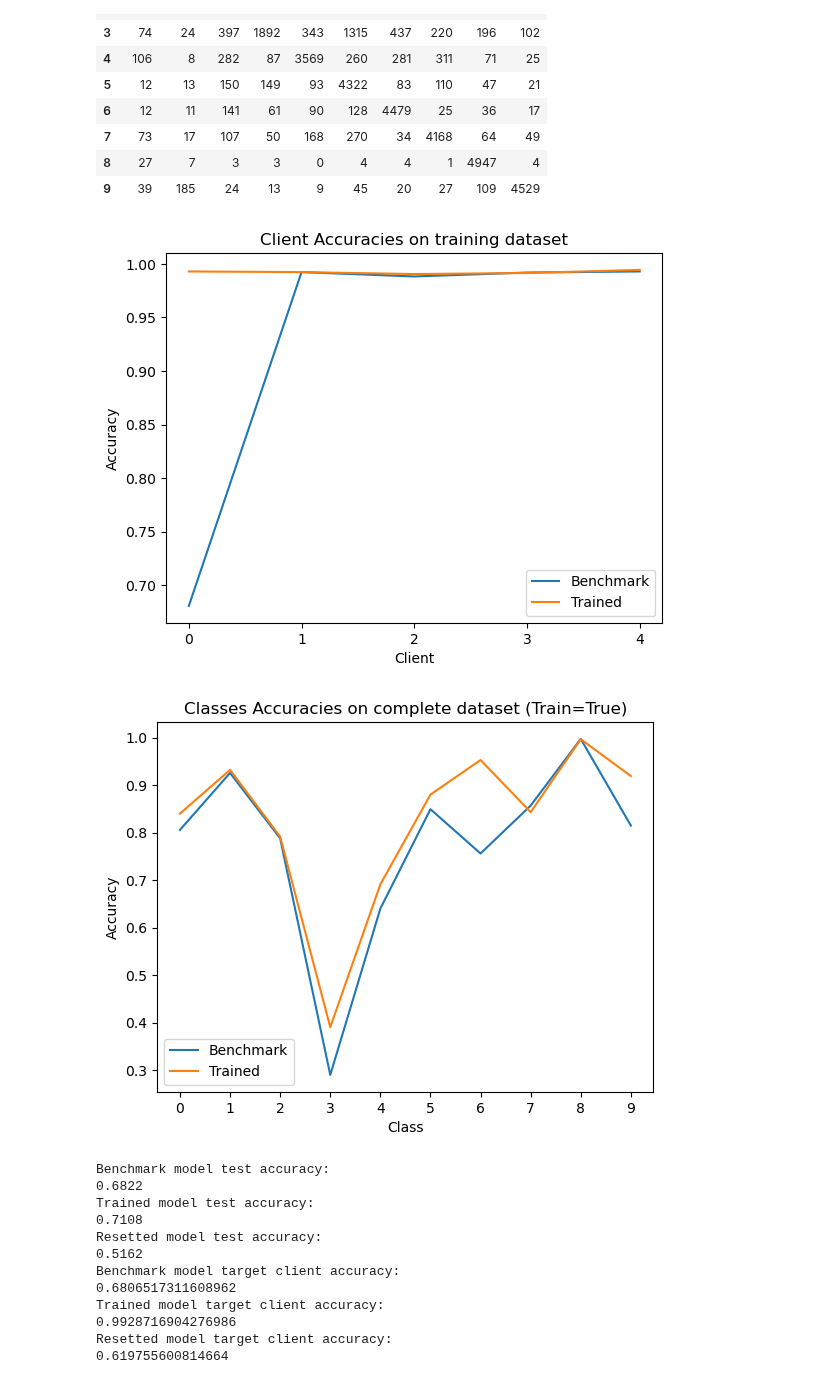
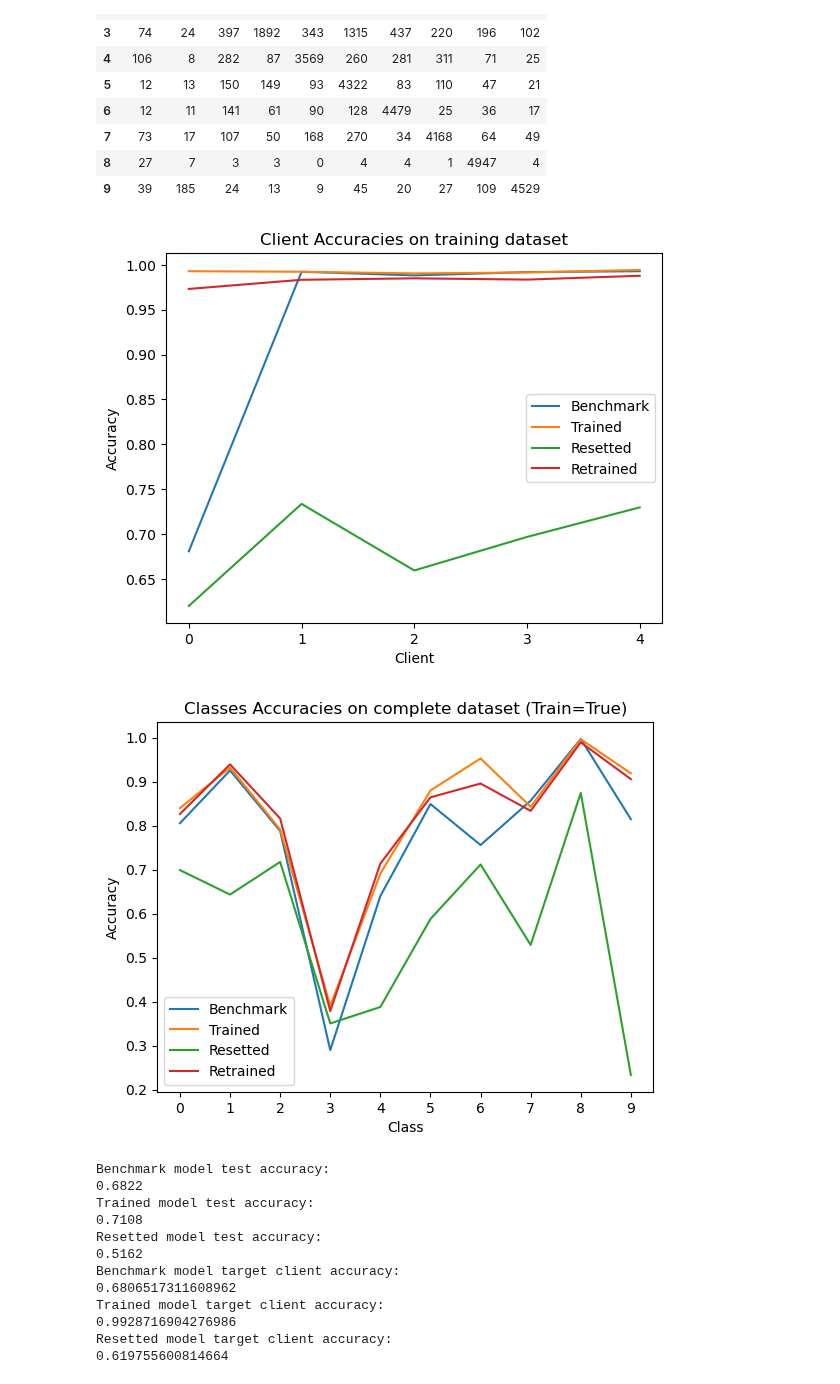
Before and after one commit to lorenzomanini/FedUnlearn-PE, a Jupyter notebook: vision_unlearn_Resdiual.ipynb, the cells around one changed output. Drawn from its saved outputs; the diff is of its cells as text; code cells hidden in the pictures.

```diff
--- a/vision_unlearn_Resdiual.ipynb
+++ b/vision_unlearn_Resdiual.ipynb
@@ -645,8 +645,8 @@ Confusion matrix retrained:
 
 plt.plot(compute_dataloaders_accuracy(model_benchmark, client_dataloaders), label='Benchmark')
 plt.plot(compute_dataloaders_accuracy(model, client_dataloaders), label='Trained')
-#plt.plot(compute_dataloaders_accuracy(resetted_model, client_dataloaders), label='Resetted')
-#plt.plot(compute_dataloaders_accuracy(retrained_model, client_dataloaders), label='Retrained')
+plt.plot(compute_dataloaders_accuracy(resetted_model, client_dataloaders), label='Resetted')
+plt.plot(compute_dataloaders_accuracy(retrained_model, client_dataloaders), label='Retrained')
 plt.legend()
 plt.xlabel('Client')
 plt.xticks(np.arange(0, 5, 1))
@@ -654,21 +654,21 @@ plt.ylabel('Accuracy')
 plt.title('Client Accuracies on training dataset')
 plt.show()
 # %% [output]
-[figure, old version]
+[figure, new version]
 # %%
 
 plt.plot(compute_dataloaders_accuracy(model_benchmark, classes_dataloaders), label='Benchmark')
 plt.plot(compute_dataloaders_accuracy(model, classes_dataloaders), label='Trained')
-#plt.plot(compute_dataloaders_accuracy(resetted_model, classes_dataloaders), label='Resetted')
-#plt.plot(compute_dataloaders_accuracy(retrained_model, classes_dataloaders), label='Retrained')
+plt.plot(compute_dataloaders_accuracy(resetted_model, classes_dataloaders), label='Resetted')
+plt.plot(compute_dataloaders_accuracy(retrained_model, classes_dataloaders), label='Retrained')
 plt.legend()
 plt.xlabel('Class')
 plt.xticks(np.arange(0, 10, 1))
 plt.ylabel('Accuracy')
 plt.title('Classes Accuracies on complete dataset (Train=True)')
 plt.show()
 # %% [output]
-[figure, old version]
+[figure, new version]
 # %%
 print("Benchmark model test accuracy:")
 print(compute_accuracy(model_benchmark, test_dataloader))
```
Also changed, not shown: parts of 1 cell of this notebook.
